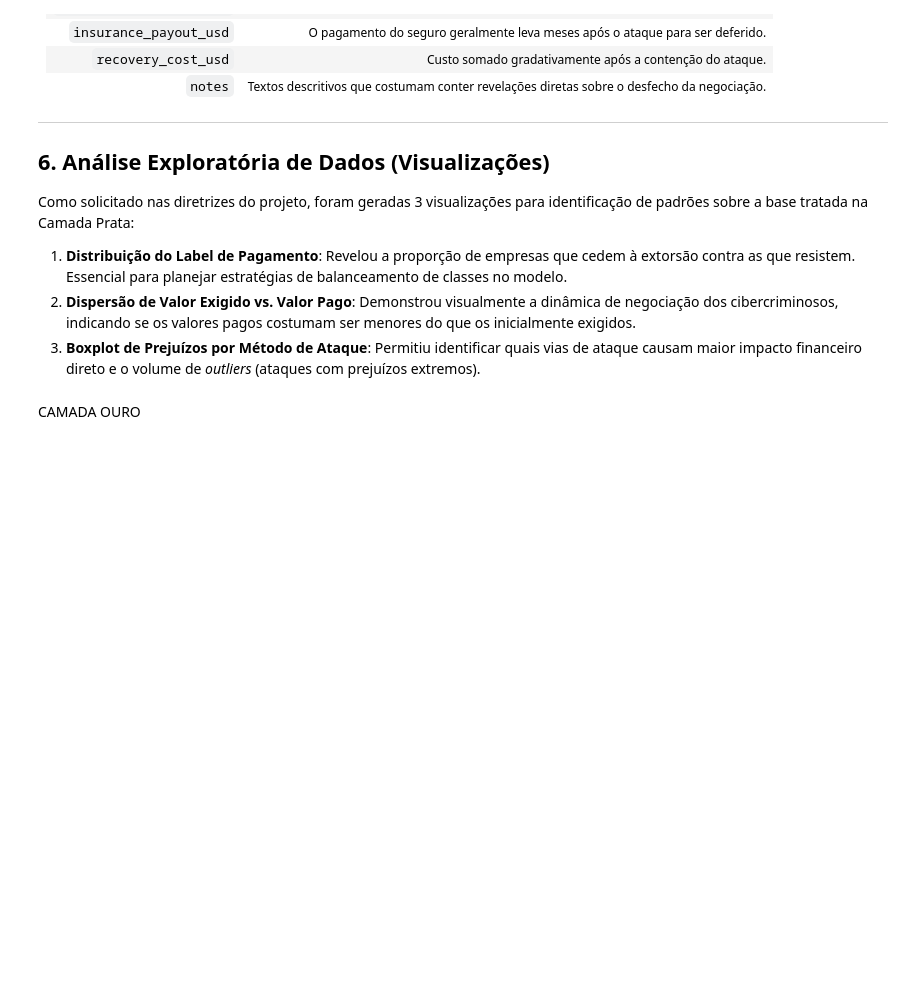
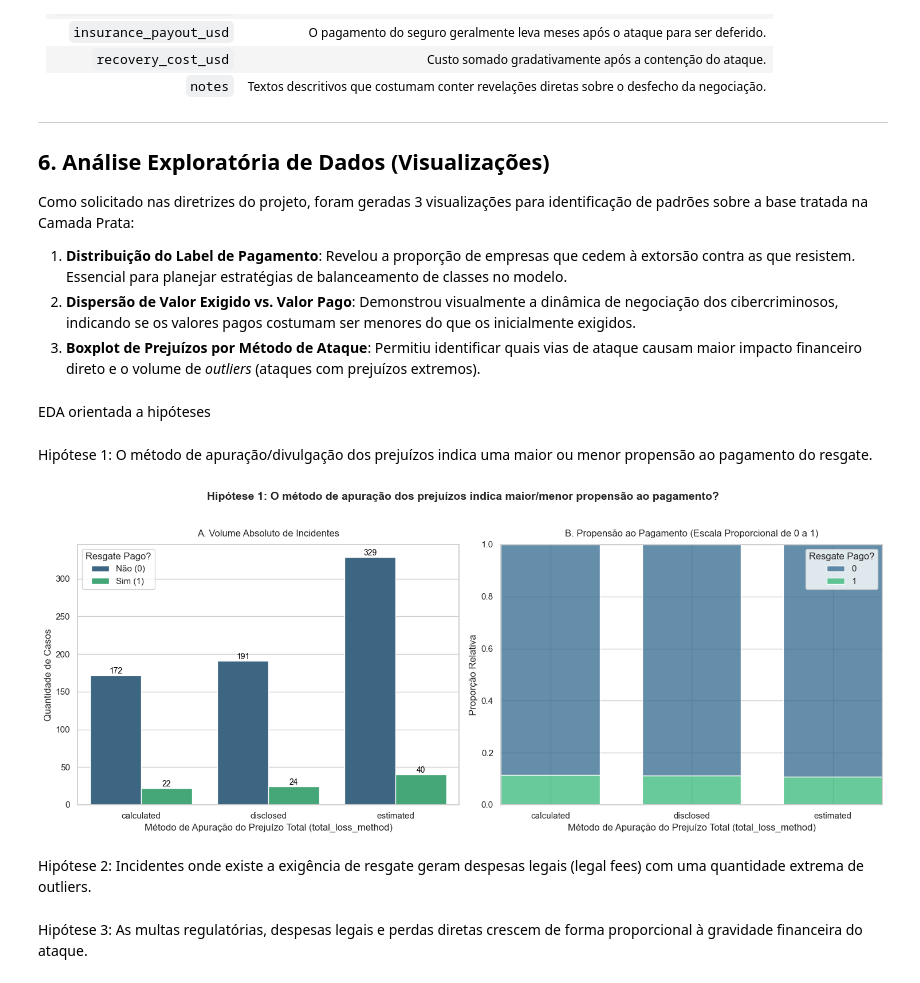
Before and after one commit to AlbertoGrey27/dataset_cyberseguran-a, a Jupyter notebook: dataset cybersecurity/financial_impact.ipynb, the cells around one changed output. Cells and saved outputs as stored; diff of their text form; code cells hidden in the pictures; blank space fills up the shorter version.

Commit message:
testes de hipotese de finacial_impact começados

```diff
--- a/dataset cybersecurity/financial_impact.ipynb
+++ b/dataset cybersecurity/financial_impact.ipynb
@@ -384,5 +384,66 @@ Como solicitado nas diretrizes do projeto, foram geradas 3 visualizações para
 1. **Distribuição do Label de Pagamento**: Revelou a proporção de empresas que cedem à extorsão contra as que resistem. Essencial para planejar estratégias de balanceamento de classes no modelo.
 2. **Dispersão de Valor Exigido vs. Valor Pago**: Demonstrou visualmente a dinâmica de negociação dos cibercriminosos, indicando se os valores pagos costumam ser menores do que os inicialmente exigidos.
 3. **Boxplot de Prejuízos por Método de Ataque**: Permitiu identificar quais vias de ataque causam maior impacto financeiro direto e o volume de *outliers* (ataques com prejuízos extremos).
-# %% [markdown]
-CAMADA OURO
+# %% [markdown]
+EDA orientada a hipóteses
+# %% [markdown]
+Hipótese 1: O método de apuração/divulgação dos prejuízos indica uma maior ou menor propensão ao pagamento do resgate.
+# %%
+# 1. Configurações visuais de estilo
+sns.set_theme(style="whitegrid")
+plt.rcParams['figure.figsize'] = (15, 6)
+
+# 2. Criar a figura com dois subplots lado a lado
+fig, axes = plt.subplots(1, 2, figsize=(15, 6))
+fig.suptitle('Hipótese 1: O método de apuração dos prejuízos indica maior/menor propensão ao pagamento?',
+             fontsize=14, fontweight='bold', y=1.02)
+
+# --- GRÁFICO A: QUANTIDADE ABSOLUTA (Volume de incidentes) ---
+ax_abs = sns.countplot(
+    data=financial_impact_prata_ml,
+    x='total_loss_method',
+    hue='label_resgate_pago',
+    palette='viridis',
+    ax=axes[0]
+)
+axes[0].set_title('A. Volume Absoluto de Incidentes', fontsize=12, pad=10)
+axes[0].set_xlabel('Método de Apuração do Prejuízo Total (total_loss_method)')
+axes[0].set_ylabel('Quantidade de Casos')
+axes[0].legend(title='Resgate Pago?', labels=['Não (0)', 'Sim (1)'])
+
+# Adicionar os números exatos em cima de cada barra
+for p in ax_abs.patches:
+    height = p.get_height()
+    if height > 0:
+        ax_abs.annotate(f'{int(height)}',
+                    (p.get_x() + p.get_width() / 2., height),
+                    ha='center', va='center',
+                    fontsize=10, color='black',
+                    xytext=(0, 5), textcoords='offset points')
+
+# --- GRÁFICO B: PROPENSÃO RELATIVA (Proporção acumulada a 100%) ---
+sns.histplot(
+    data=financial_impact_prata_ml,
+    x='total_loss_method',
+    hue='label_resgate_pago',
+    multiple="fill",
+    palette='viridis',
+    shrink=.7,
+    ax=axes[1]
+)
+axes[1].set_title('B. Propensão ao Pagamento (Escala Proporcional de 0 a 1)', fontsize=12, pad=10)
+axes[1].set_xlabel('Método de Apuração do Prejuízo Total (total_loss_method)')
+axes[1].set_ylabel('Proporção Relativa')
+
+# Ajustar legendas do segundo gráfico
+axes[1].get_legend().set_title('Resgate Pago?')
+
+# Exibir os gráficos de forma organizada
+plt.tight_layout()
+plt.show()
+# %% [output]
+[figure, added]
+# %% [markdown]
+Hipótese 2: Incidentes onde existe a exigência de resgate geram despesas legais (legal fees) com uma quantidade extrema de outliers.
+# %% [markdown]
+Hipótese 3: As multas regulatórias, despesas legais e perdas diretas crescem de forma proporcional à gravidade financeira do ataque.
```
Also changed, not shown: parts of 3 cells of this notebook, 7 other files.
